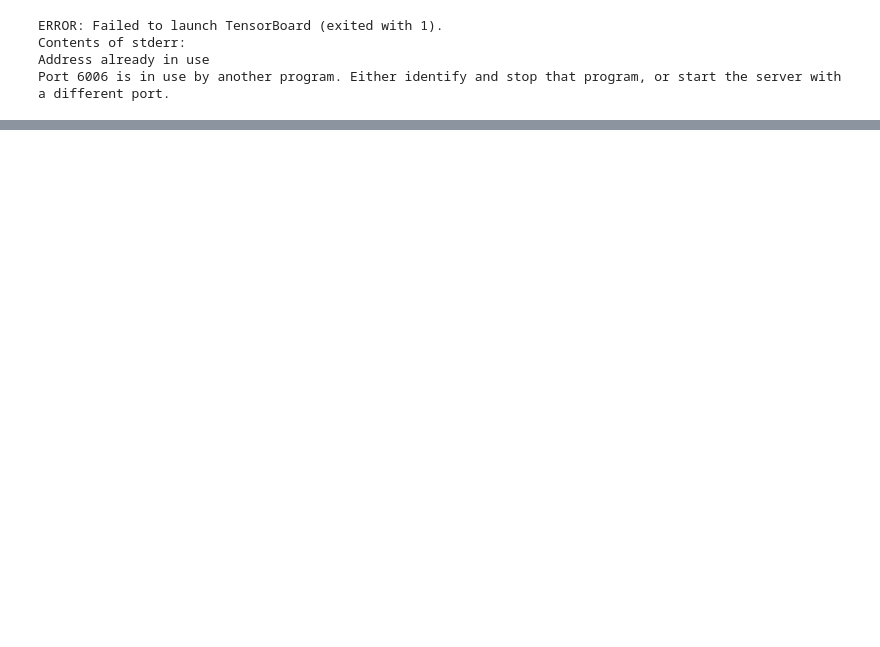
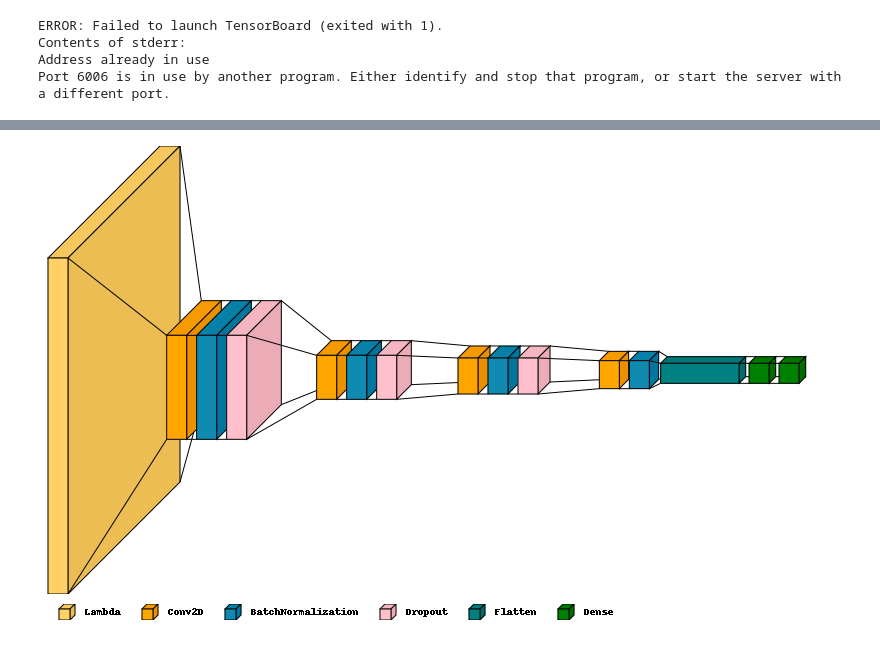
Before and after one commit to waddason/learning-from-human-preferences, a Jupyter notebook: show_log.ipynb, the cells around one changed output, grey strips where cells are left out. Saved outputs shown, nothing was run; the diff lists cells and outputs as text; code cells hidden in the pictures; blank space fills up the shorter version.

```diff
--- a/show_log.ipynb
+++ b/show_log.ipynb
@@ -21,0 +89,7 @@ Port 6006 is in use by another program. Either identify and stop that program, o
+# %%
+from PIL import ImageFont
+
+font = ImageFont.truetype("/home/waddason/.local/share/fonts/InconsolataNerdFontMono-Regular.ttf", 14)  # using comic sans is strictly prohibited!
+visualkeras.layered_view(model, color_map=color_map, legend=True, to_file="/home/waddason/Documents/Git_Reps/M2DS_2024-2025/20.Reinforcement-learning/Project 2024/ProjectReport/figures/NN_reward_predictor.png")
+# %% [output]
+[figure, added]
```
Also changed, not shown: parts of 13 cells of this notebook, 7 other files.
